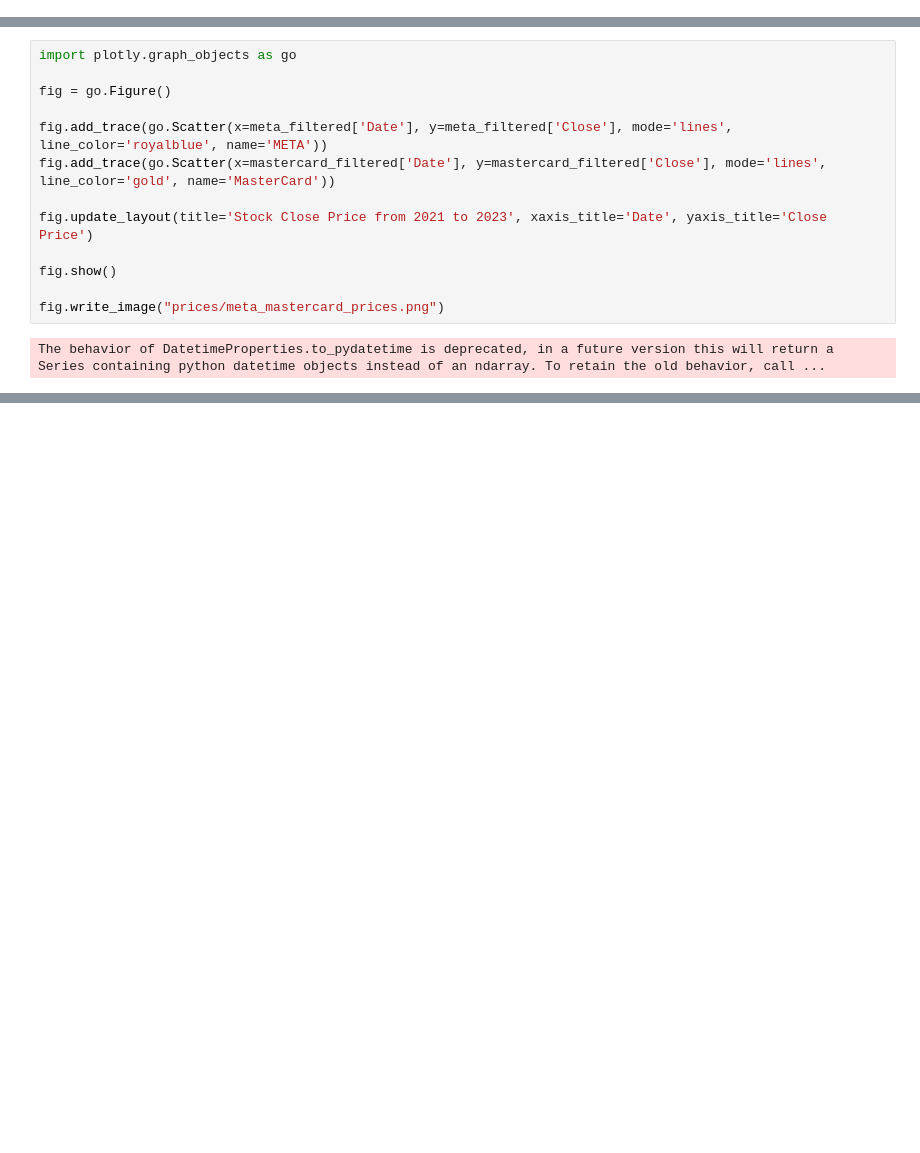
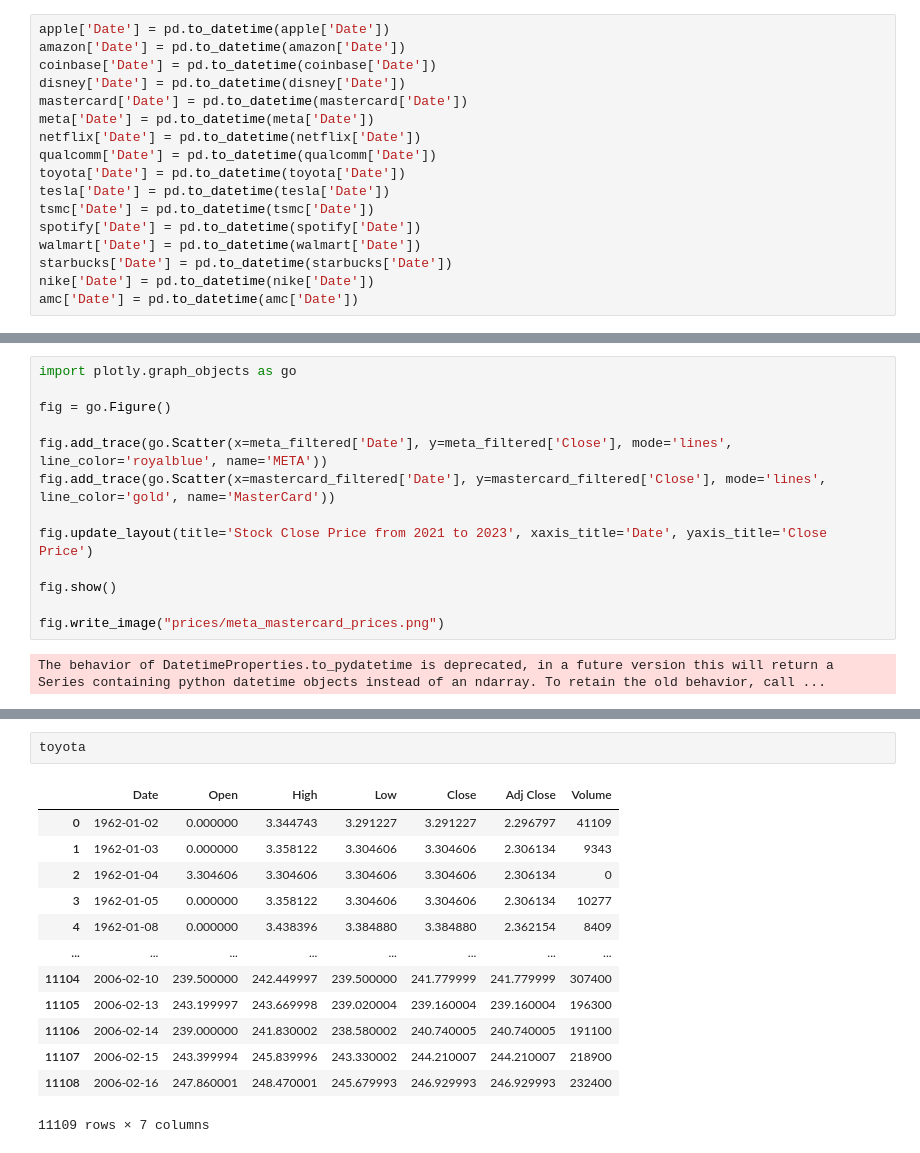
Before and after one commit to paulinomary/ADMF-Project, a Jupyter notebook: historical.ipynb, the cells around one changed output, grey strips where cells are left out. Saved outputs shown, nothing was run; the diff lists cells and outputs as text; blank space fills up the shorter version.

```diff
--- a/historical.ipynb
+++ b/historical.ipynb
@@ -27,3 +56,20 @@ def date_filter(dataset, start_date, end_date):
+# %%
+apple['Date'] = pd.to_datetime(apple['Date'])
+amazon['Date'] = pd.to_datetime(amazon['Date'])
+coinbase['Date'] = pd.to_datetime(coinbase['Date'])
+disney['Date'] = pd.to_datetime(disney['Date'])
+mastercard['Date'] = pd.to_datetime(mastercard['Date'])
+meta['Date'] = pd.to_datetime(meta['Date'])
+netflix['Date'] = pd.to_datetime(netflix['Date'])
+qualcomm['Date'] = pd.to_datetime(qualcomm['Date'])
+toyota['Date'] = pd.to_datetime(toyota['Date'])
+tesla['Date'] = pd.to_datetime(tesla['Date'])
+tsmc['Date'] = pd.to_datetime(tsmc['Date'])
+spotify['Date'] = pd.to_datetime(spotify['Date'])
+walmart['Date'] = pd.to_datetime(walmart['Date'])
+starbucks['Date'] = pd.to_datetime(starbucks['Date'])
+nike['Date'] = pd.to_datetime(nike['Date'])
+amc['Date'] = pd.to_datetime(amc['Date'])
 # %% [markdown]
 ### Price
 # %%
@@ -321,0 +425,16 @@ The behavior of DatetimeProperties.to_pydatetime is deprecated, in a future vers
+# %%
+toyota
+# %% [output]
+|  | Date | Open | High | Low | Close | Adj Close | Volume |
+| 0 | 1962-01-02 | 0.000000 | 3.344743 | 3.291227 | 3.291227 | 2.296797 | 41109 |
+| 1 | 1962-01-03 | 0.000000 | 3.358122 | 3.304606 | 3.304606 | 2.306134 | 9343 |
+| 2 | 1962-01-04 | 3.304606 | 3.304606 | 3.304606 | 3.304606 | 2.306134 | 0 |
+| 3 | 1962-01-05 | 0.000000 | 3.358122 | 3.304606 | 3.304606 | 2.306134 | 10277 |
+| 4 | 1962-01-08 | 0.000000 | 3.438396 | 3.384880 | 3.384880 | 2.362154 | 8409 |
+| ... | ... | ... | ... | ... | ... | ... | ... |
+| 11104 | 2006-02-10 | 239.500000 | 242.449997 | 239.500000 | 241.779999 | 241.779999 | 307400 |
+| 11105 | 2006-02-13 | 243.199997 | 243.669998 | 239.020004 | 239.160004 | 239.160004 | 196300 |
+| 11106 | 2006-02-14 | 239.000000 | 241.830002 | 238.580002 | 240.740005 | 240.740005 | 191100 |
+| 11107 | 2006-02-15 | 243.399994 | 245.839996 | 243.330002 | 244.210007 | 244.210007 | 218900 |
+| 11108 | 2006-02-16 | 247.860001 | 248.470001 | 245.679993 | 246.929993 | 246.929993 | 232400 |
+11109 rows × 7 columns
```
Also changed, not shown: parts of 13 cells of this notebook, 10 other files.
